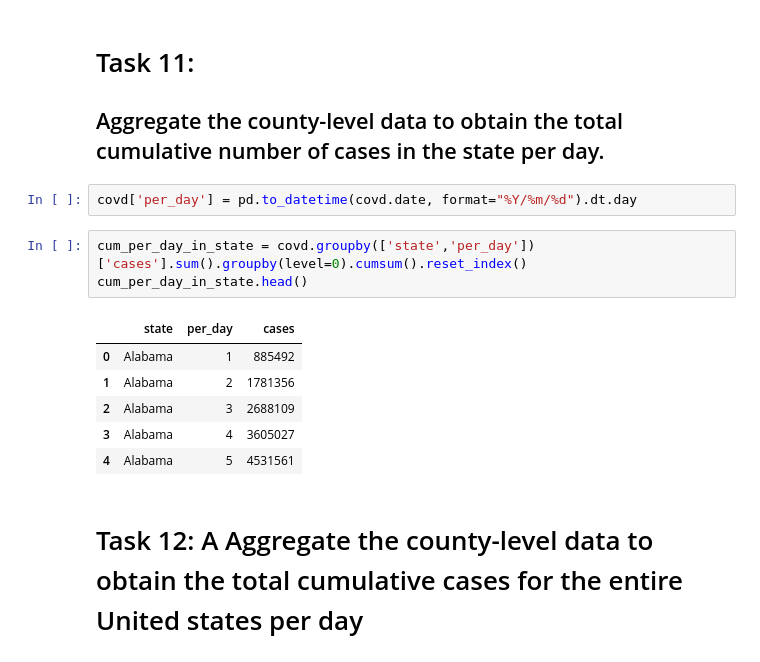
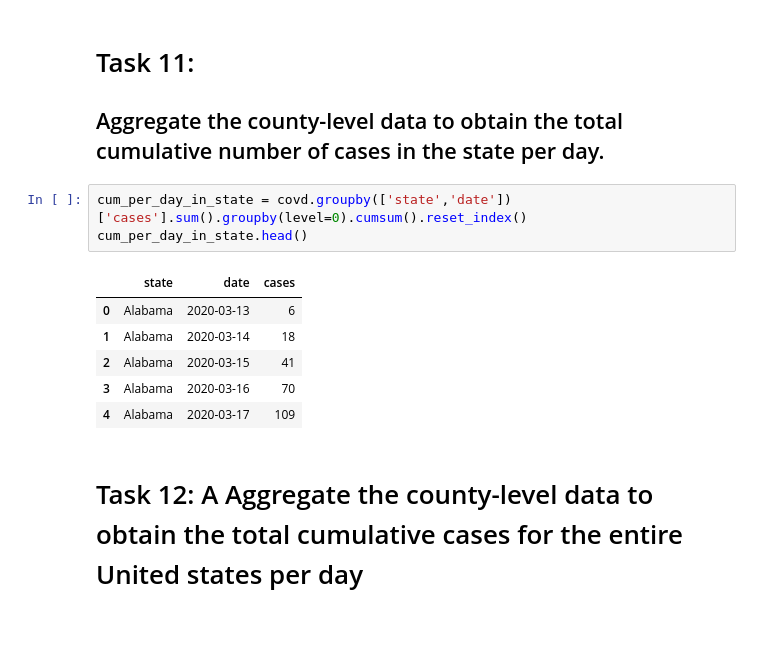
Before and after one commit to faridelya/Pandas-Seaborn-Numpy, a Jupyter notebook: A9.ipynb, the cells around one changed output. Drawn from its saved outputs; the diff is of its cells as text; blank space fills up the shorter version.

```diff
--- a/A9.ipynb
+++ b/A9.ipynb
@@ -196,18 +196,16 @@ covd.head()
 # %% [markdown]
 # Task 11:
 ## Aggregate the county-level data to obtain the total cumulative number of cases in the state per day.
-# %%
-covd['per_day'] = pd.to_datetime(covd.date, format="%Y/%m/%d").dt.day
 # %%
-cum_per_day_in_state = covd.groupby(['state','per_day'])['cases'].sum().groupby(level=0).cumsum().reset_index()
+cum_per_day_in_state = covd.groupby(['state','date'])['cases'].sum().groupby(level=0).cumsum().reset_index()
 cum_per_day_in_state.head()
 # %% [output]
-|  | state | per_day | cases |
-| 0 | Alabama | 1 | 885492 |
-| 1 | Alabama | 2 | 1781356 |
-| 2 | Alabama | 3 | 2688109 |
-| 3 | Alabama | 4 | 3605027 |
-| 4 | Alabama | 5 | 4531561 |
+|  | state | date | cases |
+| 0 | Alabama | 2020-03-13 | 6 |
+| 1 | Alabama | 2020-03-14 | 18 |
+| 2 | Alabama | 2020-03-15 | 41 |
+| 3 | Alabama | 2020-03-16 | 70 |
+| 4 | Alabama | 2020-03-17 | 109 |
 # %% [markdown]
 # Task 12: A Aggregate the county-level data to obtain the total cumulative cases for the entire United states per day
 # %%
```
Also changed, not shown: parts of 12 cells of this notebook.
